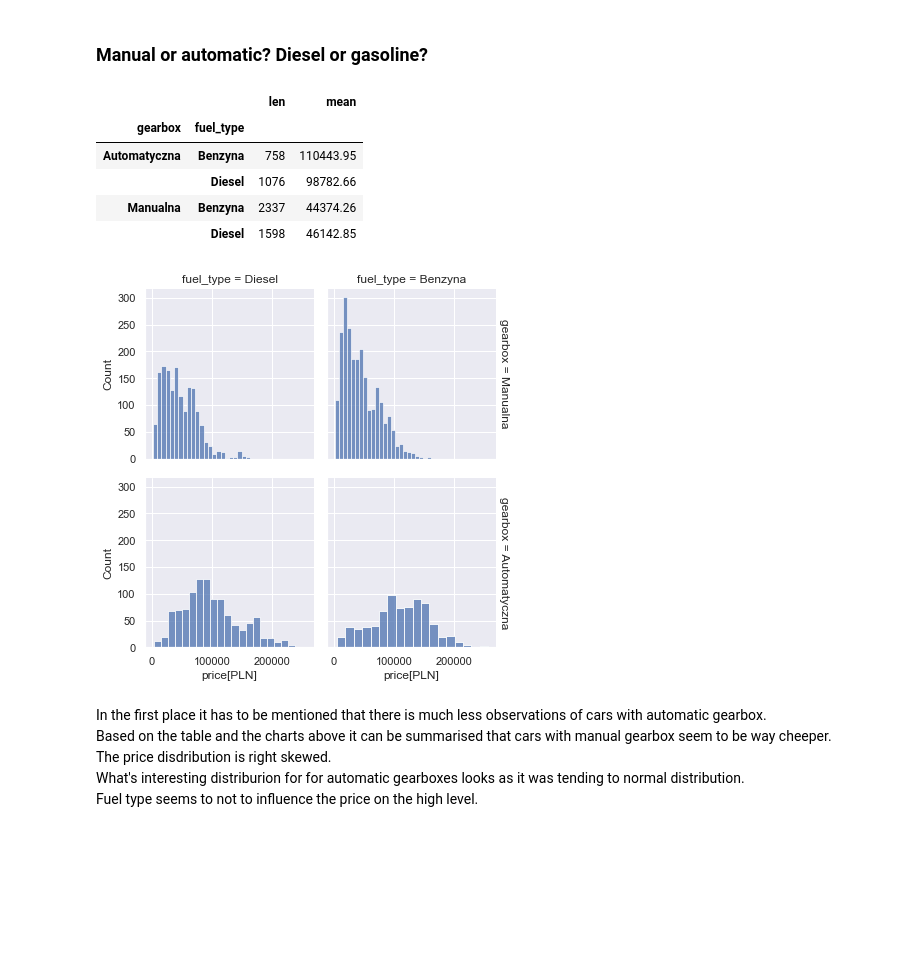
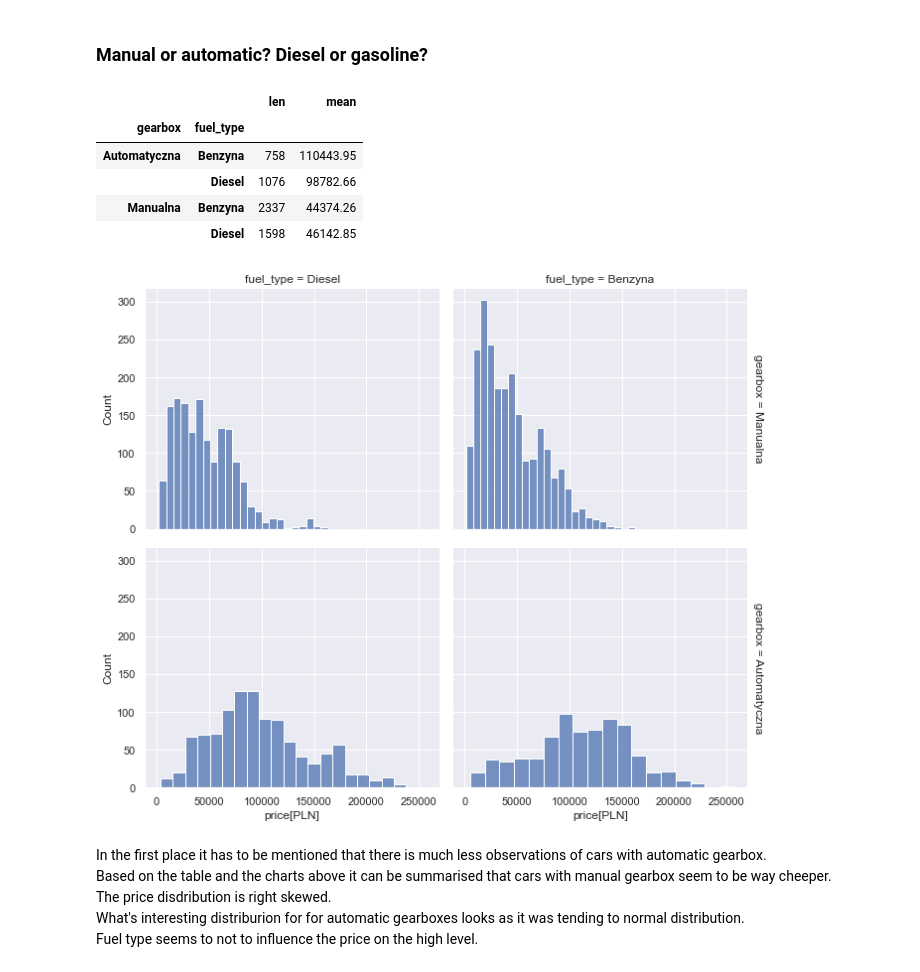
Before and after one commit to pawel-grzeszczyk/Car-Market-Analysis, a Jupyter notebook: car_market_analysis.ipynb, the cells around one changed output. Cells and saved outputs as stored; diff of their text form; code cells hidden in the pictures; blank space fills up the shorter version.

Commit message:
Plot updates

```diff
--- a/car_market_analysis.ipynb
+++ b/car_market_analysis.ipynb
@@ -373,21 +373,21 @@ It's also confirmed by the value of pearson correlation equal to -0.63, which me
 # %%
 data_type = data.groupby(['gearbox', 'fuel_type'])['price[PLN]'].agg([len, np.mean])
 data_type = data_type[data_type['len']>500]
 data_type['mean'] = round(data_type['mean'], 2)
 
 data_grid = data[data['fuel_type'].isin([x[1] for x in data_type.index])]
-grid = sns.FacetGrid(data_grid, row='gearbox', col='fuel_type', margin_titles=True)
+grid = sns.FacetGrid(data_grid, row='gearbox', col='fuel_type', margin_titles=True, height=4.0, aspect=1.2)
 grid.map(sns.histplot, 'price[PLN]')
 
 pd.DataFrame(data_type)
 # %% [output]
 |  |  | len | mean |
 | gearbox | fuel_type |  |  |
 | Automatyczna | Benzyna | 758 | 110443.95 |
 |  | Diesel | 1076 | 98782.66 |
 | Manualna | Benzyna | 2337 | 44374.26 |
 |  | Diesel | 1598 | 46142.85 |
-[figure, old version]
+[figure, new version]
 # %% [markdown]
 In the first place it has to be mentioned that there is much less observations of cars with automatic gearbox.
 Based on the table and the charts above it can be summarised that cars with manual gearbox seem to be way cheeper.
```
Also changed, not shown: parts of 2 cells of this notebook.
